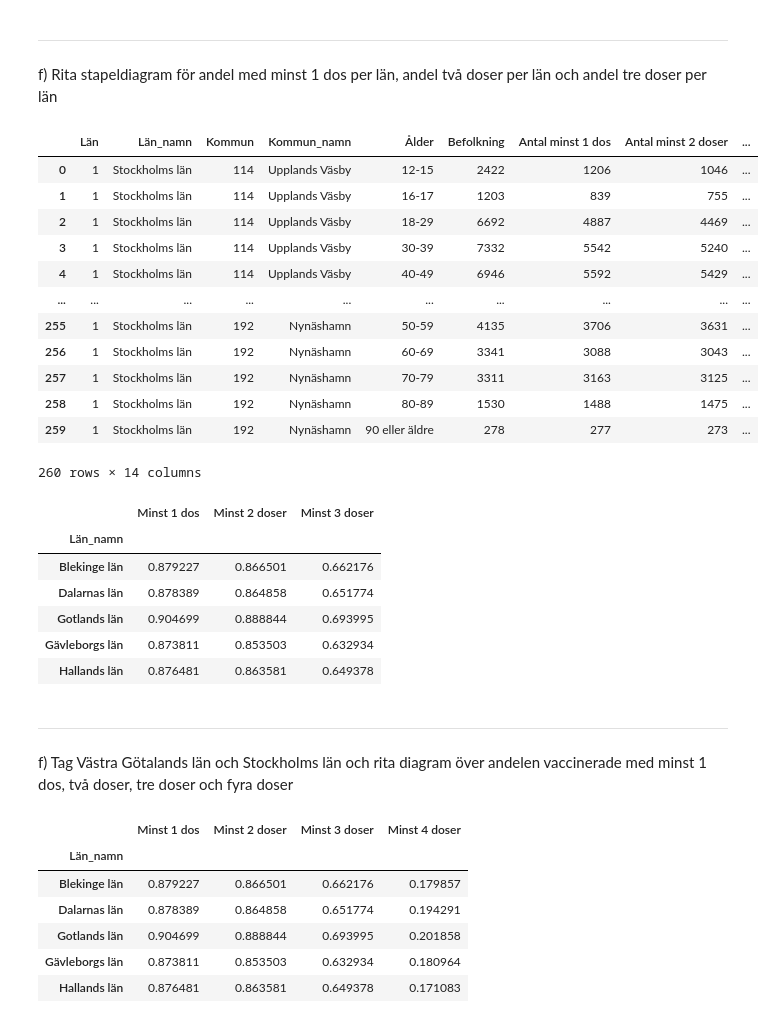
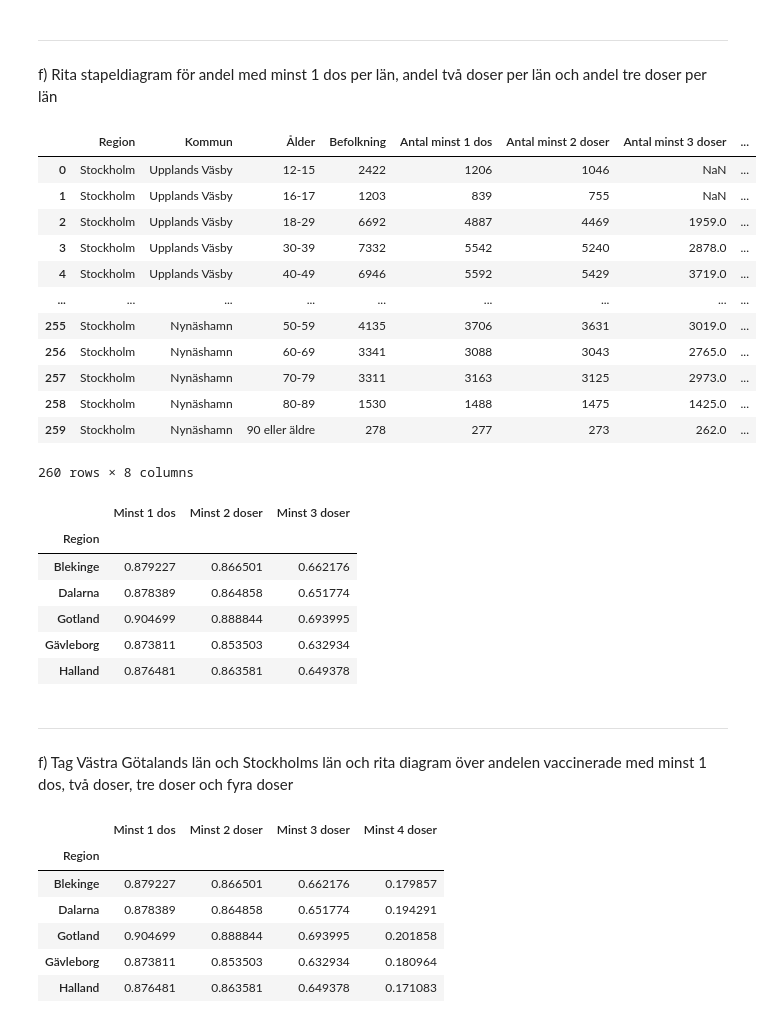
Before and after one commit to Andreas-Svensson/data_processing, a Jupyter notebook: Laboration_Covid19/E2_Data_Vaccines.ipynb, the cells around one changed output. Saved outputs shown, nothing was run; the diff lists cells and outputs as text; code cells hidden in the pictures.

Commit message:
saving dataframe as file

```diff
--- a/Laboration_Covid19/E2_Data_Vaccines.ipynb
+++ b/Laboration_Covid19/E2_Data_Vaccines.ipynb
@@ -9,7 +9,7 @@ file_path = "Data/Folkhalsomyndigheten_Covid19_Vaccine.xlsx"
 sheet = "Vaccinerade kommun och ålder"
 
 # reading file to a dataframe
-df = pd.read_excel(file_path, sheet_name = sheet)
+df = pd.read_excel(file_path, sheet_name = sheet, usecols = "B,D:J")
 
 df.head()
 # %% [output]
@@ -44,0 +46,4 @@ memory usage: 317.3+ KB
+# %%
+# # renaming from county to region (replacing "s län" and " län" endings)
+df["Län_namn"].replace({'s län$': '', ' län$': ''}, regex = True, inplace = True)
+df.head()
@@ -44,0 +57,4 @@ memory usage: 317.3+ KB
+# %%
+# renaming columns
+df.rename(columns={"Län_namn": "Region", "Kommun_namn": "Kommun", "Antal 3 doser": "Antal minst 3 doser", "Antal 4 doser": "Antal minst 4 doser"}, inplace = True)
+df.head()
@@ -172,36 +198,36 @@ px.bar(df_by_age_group, x = "Ålder", y = "Befolkning", title = "Åldersditribut
 f) Rita stapeldiagram för andel med minst 1 dos per län, andel två doser per län och andel tre doser per
 län
 # %%
-län_grp = df.groupby(["Län_namn"])
-län_grp.get_group("Stockholms län")
+län_grp = df.groupby(["Region"])
+län_grp.get_group("Stockholm")
 # %% [output]
-|  | Län | Län_namn | Kommun | Kommun_namn | Ålder | Befolkning | Antal minst 1 dos | Antal minst 2 doser | ... |
-| 0 | 1 | Stockholms län | 114 | Upplands Väsby | 12-15 | 2422 | 1206 | 1046 | ... |
-| 1 | 1 | Stockholms län | 114 | Upplands Väsby | 16-17 | 1203 | 839 | 755 | ... |
-| 2 | 1 | Stockholms län | 114 | Upplands Väsby | 18-29 | 6692 | 4887 | 4469 | ... |
-| 3 | 1 | Stockholms län | 114 | Upplands Väsby | 30-39 | 7332 | 5542 | 5240 | ... |
-| 4 | 1 | Stockholms län | 114 | Upplands Väsby | 40-49 | 6946 | 5592 | 5429 | ... |
-| ... | ... | ... | ... | ... | ... | ... | ... | ... | ... |
-| 255 | 1 | Stockholms län | 192 | Nynäshamn | 50-59 | 4135 | 3706 | 3631 | ... |
-| 256 | 1 | Stockholms län | 192 | Nynäshamn | 60-69 | 3341 | 3088 | 3043 | ... |
-| 257 | 1 | Stockholms län | 192 | Nynäshamn | 70-79 | 3311 | 3163 | 3125 | ... |
-| 258 | 1 | Stockholms län | 192 | Nynäshamn | 80-89 | 1530 | 1488 | 1475 | ... |
-| 259 | 1 | Stockholms län | 192 | Nynäshamn | 90 eller äldre | 278 | 277 | 273 | ... |
+|  | Region | Kommun | Ålder | Befolkning | Antal minst 1 dos | Antal minst 2 doser | Antal minst 3 doser | ... |
+| 0 | Stockholm | Upplands Väsby | 12-15 | 2422 | 1206 | 1046 | NaN | ... |
+| 1 | Stockholm | Upplands Väsby | 16-17 | 1203 | 839 | 755 | NaN | ... |
+| 2 | Stockholm | Upplands Väsby | 18-29 | 6692 | 4887 | 4469 | 1959.0 | ... |
+| 3 | Stockholm | Upplands Väsby | 30-39 | 7332 | 5542 | 5240 | 2878.0 | ... |
+| 4 | Stockholm | Upplands Väsby | 40-49 | 6946 | 5592 | 5429 | 3719.0 | ... |
+| ... | ... | ... | ... | ... | ... | ... | ... | ... |
+| 255 | Stockholm | Nynäshamn | 50-59 | 4135 | 3706 | 3631 | 3019.0 | ... |
+| 256 | Stockholm | Nynäshamn | 60-69 | 3341 | 3088 | 3043 | 2765.0 | ... |
+| 257 | Stockholm | Nynäshamn | 70-79 | 3311 | 3163 | 3125 | 2973.0 | ... |
+| 258 | Stockholm | Nynäshamn | 80-89 | 1530 | 1488 | 1475 | 1425.0 | ... |
+| 259 | Stockholm | Nynäshamn | 90 eller äldre | 278 | 277 | 273 | 262.0 | ... |
-260 rows × 14 columns
+260 rows × 8 columns
 # %%
 df_andel_med_doser_riket = pd.DataFrame()
 df_andel_med_doser_riket["Minst 1 dos"] = län_grp["Antal minst 1 dos"].sum() / län_grp["Befolkning"].sum()
 df_andel_med_doser_riket["Minst 2 doser"] = län_grp["Antal minst 2 doser"].sum() / län_grp["Befolkning"].sum()
-df_andel_med_doser_riket["Minst 3 doser"] = län_grp["Antal 3 doser"].sum() / län_grp["Befolkning"].sum()
+df_andel_med_doser_riket["Minst 3 doser"] = län_grp["Antal minst 3 doser"].sum() / län_grp["Befolkning"].sum()
 df_andel_med_doser_riket.head()
 # %% [output]
 |  | Minst 1 dos | Minst 2 doser | Minst 3 doser |
-| Län_namn |  |  |  |
-| Blekinge län | 0.879227 | 0.866501 | 0.662176 |
-| Dalarnas län | 0.878389 | 0.864858 | 0.651774 |
-| Gotlands län | 0.904699 | 0.888844 | 0.693995 |
-| Gävleborgs län | 0.873811 | 0.853503 | 0.632934 |
-| Hallands län | 0.876481 | 0.863581 | 0.649378 |
+| Region |  |  |  |
+| Blekinge | 0.879227 | 0.866501 | 0.662176 |
+| Dalarna | 0.878389 | 0.864858 | 0.651774 |
+| Gotland | 0.904699 | 0.888844 | 0.693995 |
+| Gävleborg | 0.873811 | 0.853503 | 0.632934 |
+| Halland | 0.876481 | 0.863581 | 0.649378 |
 # %%
 px.bar(df_andel_med_doser_riket) # TODO titles and labels
 # %%
@@ -212,16 +238,16 @@ f) Tag Västra Götalands län och Stockholms län och rita diagram över andele
 två doser, tre doser och fyra doser
 # %%
 # adding 4th dose to dataframe
-df_andel_med_doser_riket["Minst 4 doser"] = län_grp["Antal 4 doser"].sum() / län_grp["Befolkning"].sum()
+df_andel_med_doser_riket["Minst 4 doser"] = län_grp["Antal minst 4 doser"].sum() / län_grp["Befolkning"].sum()
 df_andel_med_doser_riket.head()
 # %% [output]
 |  | Minst 1 dos | Minst 2 doser | Minst 3 doser | Minst 4 doser |
-| Län_namn |  |  |  |  |
-| Blekinge län | 0.879227 | 0.866501 | 0.662176 | 0.179857 |
-| Dalarnas län | 0.878389 | 0.864858 | 0.651774 | 0.194291 |
-| Gotlands län | 0.904699 | 0.888844 | 0.693995 | 0.201858 |
-| Gävleborgs län | 0.873811 | 0.853503 | 0.632934 | 0.180964 |
-| Hallands län | 0.876481 | 0.863581 | 0.649378 | 0.171083 |
+| Region |  |  |  |  |
+| Blekinge | 0.879227 | 0.866501 | 0.662176 | 0.179857 |
+| Dalarna | 0.878389 | 0.864858 | 0.651774 | 0.194291 |
+| Gotland | 0.904699 | 0.888844 | 0.693995 | 0.201858 |
+| Gävleborg | 0.873811 | 0.853503 | 0.632934 | 0.180964 |
+| Halland | 0.876481 | 0.863581 | 0.649378 | 0.171083 |
 # %%
 # TODO titles and labels
 # plotting a transposed version of dataframe, picking out the 2 counties requested
```
Also changed, not shown: parts of 12 cells of this notebook, 1 other file.
